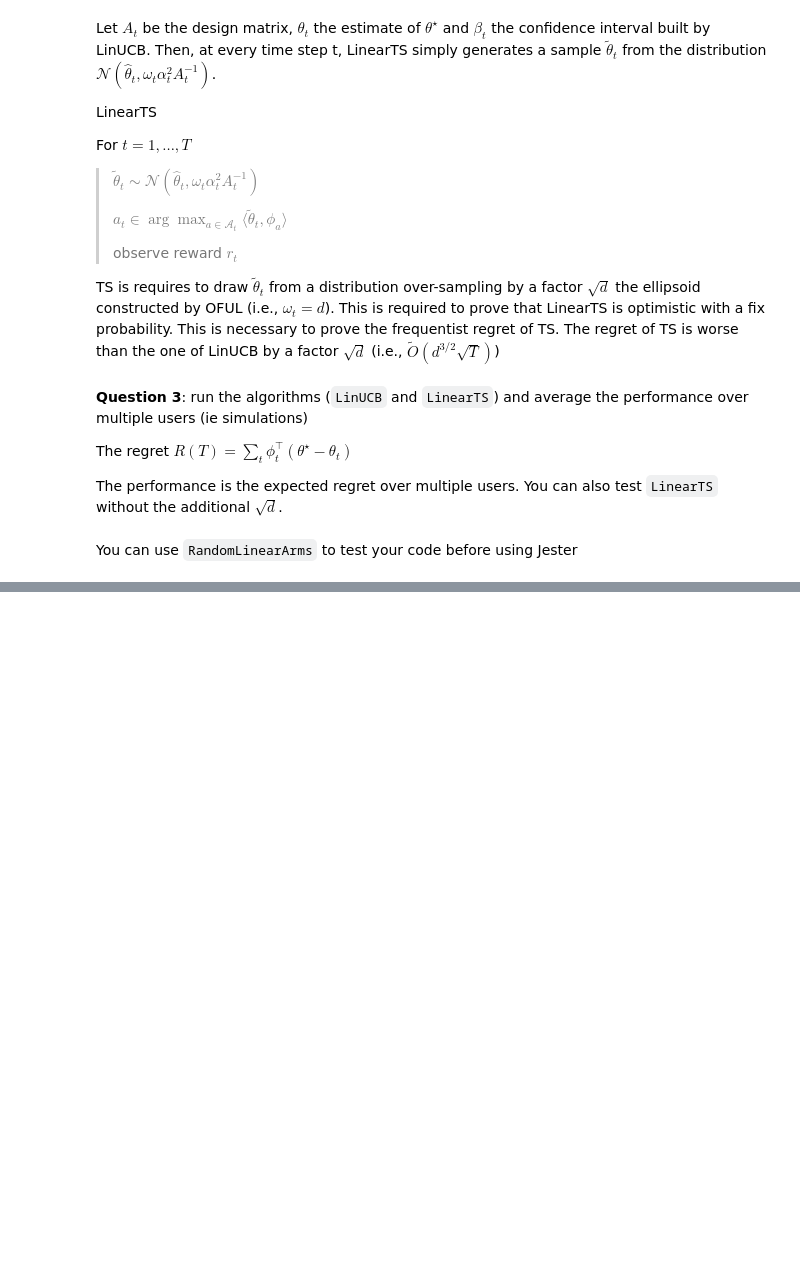
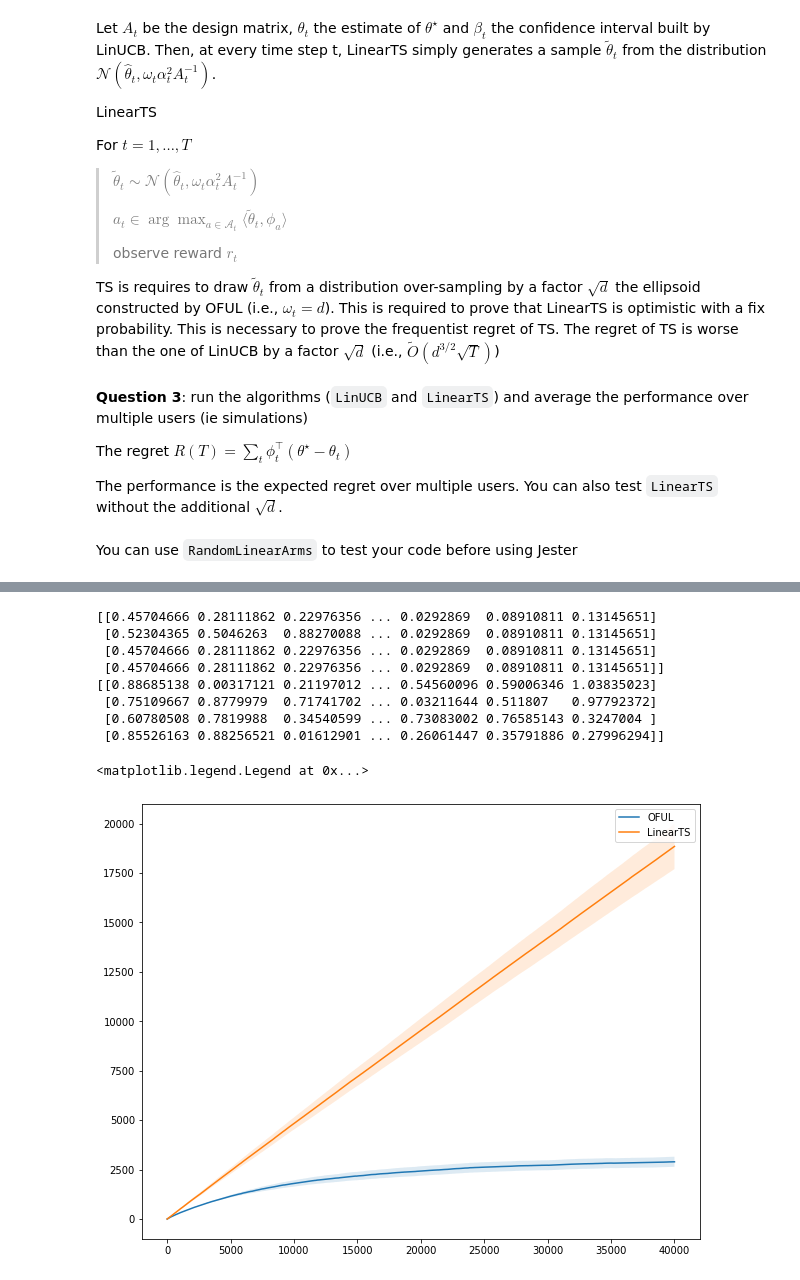
Before and after one commit to ArnaudYoh/MVA_RL, a Jupyter notebook: MVARL19_part3.ipynb, the cells around one changed output, grey strips where cells are left out. Cells and saved outputs as stored; diff of their text form; code cells hidden in the pictures; blank space fills up the shorter version.

```diff
--- a/MVARL19_part3.ipynb
+++ b/MVARL19_part3.ipynb
@@ -310,0 +378,28 @@ You can use `RandomLinearArms` to test your code before using Jester
+# %%
+# With the sqrt(d) oversampling
+
+for alg_name in algorithms.keys():
+    print(regrets[alg_name])
+
+plt.figure(figsize=(10,8))
+for alg_name in regrets.keys():
+    data = np.cumsum(regrets[alg_name], axis=1)
+    n_rep, T = data.shape
+
+    mean_regret = np.mean(data, axis=0)
+    std_regret = np.std(data, axis=0) / math.sqrt(n_rep)
+    t = np.arange(T)
+    plt.plot(t, mean_regret, label=alg_name)
+    plt.fill_between(t, mean_regret - 2 * std_regret, mean_regret + 2 * std_regret, alpha=0.15)
+plt.legend()
+# %% [output]
+[[0.45704666 0.28111862 0.22976356 ... 0.0292869  0.08910811 0.13145651]
+ [0.52304365 0.5046263  0.88270088 ... 0.0292869  0.08910811 0.13145651]
+ [0.45704666 0.28111862 0.22976356 ... 0.0292869  0.08910811 0.13145651]
+ [0.45704666 0.28111862 0.22976356 ... 0.0292869  0.08910811 0.13145651]]
+[[0.88685138 0.00317121 0.21197012 ... 0.54560096 0.59006346 1.03835023]
+ [0.75109667 0.8779979  0.71741702 ... 0.03211644 0.511807   0.97792372]
+ [0.60780508 0.7819988  0.34540599 ... 0.73083002 0.76585143 0.3247004 ]
+ [0.85526163 0.88256521 0.01612901 ... 0.26061447 0.35791886 0.27996294]]
+<matplotlib.legend.Legend at 0x...>
+[figure, added]
```
Also changed, not shown: parts of 10 cells of this notebook, 3 other files.
